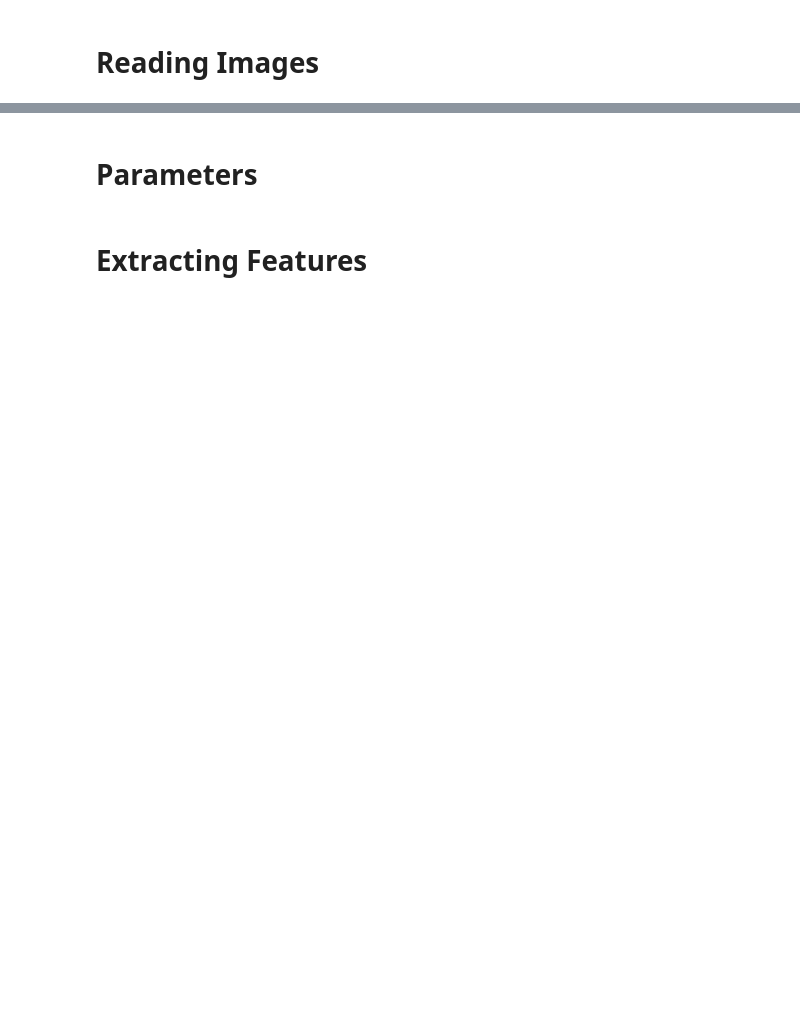
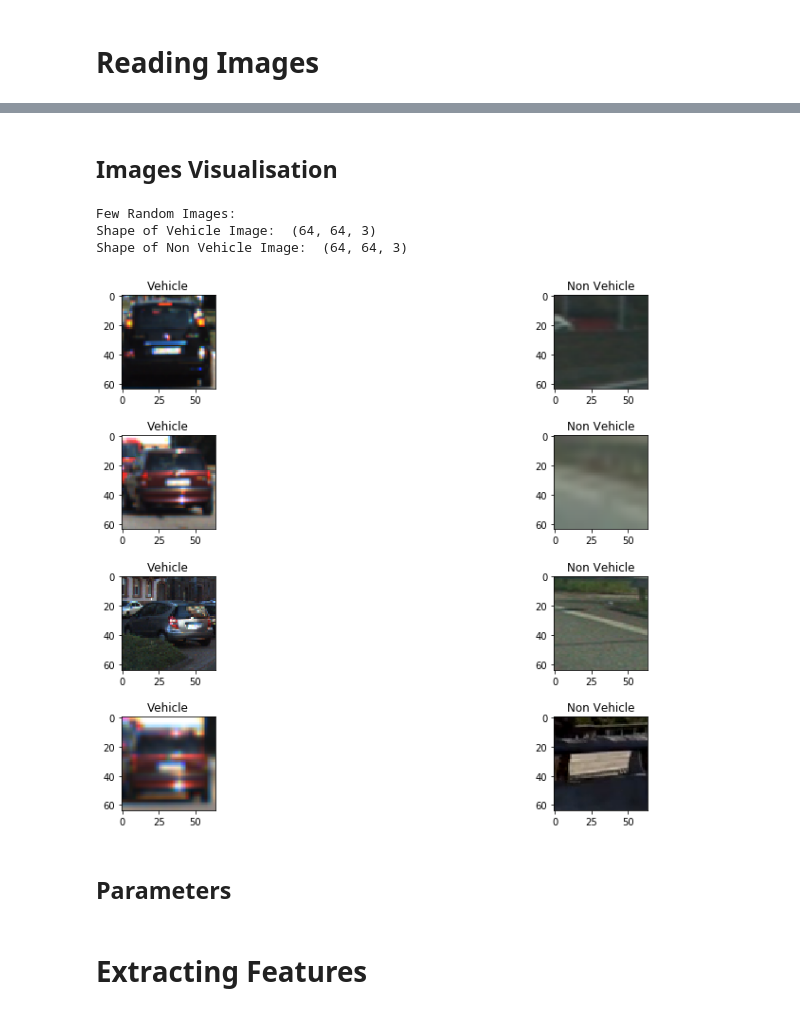
Before and after one commit to AZEngaria/CarND-P5-ObjectDetection, a Jupyter notebook: P5-VehicleObjectDetection.ipynb, the cells around one changed output, grey strips where cells are left out. Saved outputs shown, nothing was run; the diff lists cells and outputs as text; code cells hidden in the pictures; blank space fills up the shorter version.

```diff
--- a/P5-VehicleObjectDetection.ipynb
+++ b/P5-VehicleObjectDetection.ipynb
@@ -296,4 +374,26 @@ Number of Vehicle Images  8792
 Number of Non Vehicle Images  8968
+# %% [markdown]
+## Images Visualisation
+# %%
+print("Few Random Images: ")
+randomIndices = np.random.randint(8000,size=4)
+f, axes = plt.subplots(4,2, figsize=(15,10))
+plt.subplots_adjust(hspace=0.5)
+
+for i in range(4):
+    vehicle = mpimg.imread(vehicles[randomIndices[i]])
+    non_vehicle= mpimg.imread(non_vehicles[randomIndices[i]])
+    axes[i,0].imshow(vehicle)
+    axes[i,0].set_title("Vehicle")
+    axes[i,1].imshow(non_vehicle)
+    axes[i,1].set_title("Non Vehicle")
+print("Shape of Vehicle Image: ", vehicle.shape)
+print("Shape of Non Vehicle Image: ", non_vehicle.shape)
+# %% [output]
+Few Random Images:
+Shape of Vehicle Image:  (64, 64, 3)
+Shape of Non Vehicle Image:  (64, 64, 3)
+[figure, added]
 # %% [markdown]
-# Parameters
+## Parameters
 # %%
```
Also changed, not shown: parts of 24 cells of this notebook.
